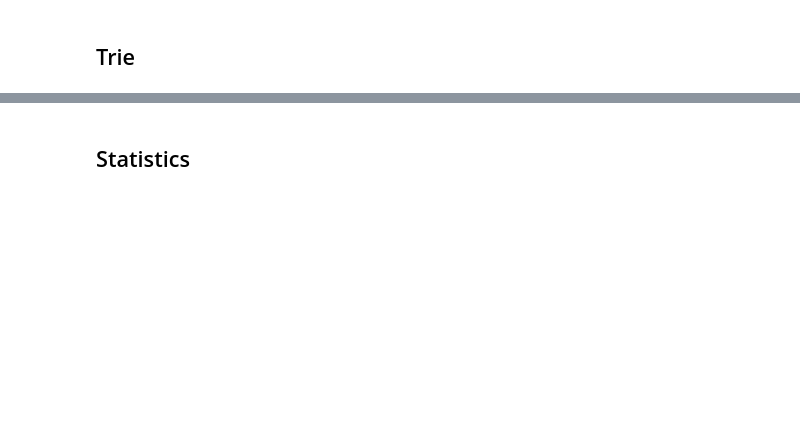
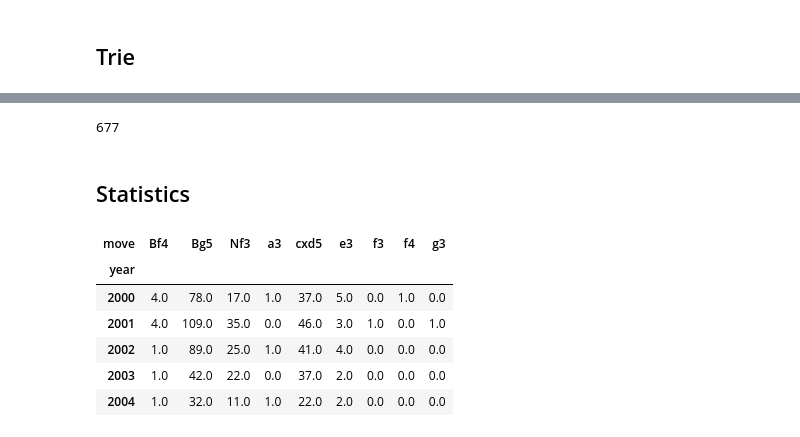
Before and after one commit to josephcappadona/chess-analytics, a Jupyter notebook: position moves distribution.ipynb, the cells around one changed output, grey strips where cells are left out. Drawn from its saved outputs; the diff is of its cells as text; code cells hidden in the pictures; blank space fills up the shorter version.

```diff
--- a/position moves distribution.ipynb
+++ b/position moves distribution.ipynb
@@ -196,2 +331,13 @@ def get_leaves(trie):
+# %%
+filtered_trie = filter_trie(trie,
+                            moves=LINE,
+                            white=WHITE,
+                            black=BLACK)
+
+line_trie = get_sub_trie(filtered_trie, LINE)
+move_df = build_move_df(line_trie)
+print(len(move_df))
+# %% [output]
+677
 # %% [markdown]
 ## Statistics
@@ -243,0 +344,38 @@ def normalize(d, target=1.0):
+# %%
+def get_elo_move_count_df(move_df, bin_width=400):
+    move_df = move_df.copy()
+    move_df['avg_elo'] = round_nearest(move_df['avg_elo'], bin_width)
+    group_df = move_df.groupby(['move', 'avg_elo']).size().reset_index().rename(columns={0: 'count'})
+    return pd.crosstab(group_df.avg_elo, group_df.move, group_df['count'], aggfunc=sum).fillna(0)
+
+def get_year_move_count_df(move_df, bin_width=1):
+    move_df = move_df.copy()
+    move_df['year_month'] = round_nearest(move_df['year'].values + (move_df['month'].values / 12).round(1), bin_width)
+    group_df = move_df.groupby(['year_month', 'move']).size().reset_index().rename(columns={0: 'count'})
+    return pd.crosstab(group_df.year_month, group_df.move, group_df['count'], aggfunc=sum).fillna(0)
+
+def get_count_df(move_df, by=None, bin_width=10, map_fn=None):
+    move_df = move_df.copy()
+    if map_fn:
+        move_df[by] = map_fn(move_df)
+    move_df[by] = round_nearest(move_df[by], bin_width)
+    group_df = move_df.groupby([by, 'move']).size().reset_index().rename(columns={0: 'count'})
+    return pd.crosstab(group_df[by], group_df['move'], group_df['count'], aggfunc=sum).fillna(0)
+
+def normalize(d, target=1.0):
+    raw = sum(d.values())
+    factor = target / raw
+    return {key:value*factor for key,value in d.items()}
+# %%
+get_count_df(move_df,
+             by='year',
+             bin_width=1,
+             map_fn=lambda df: round_nearest(df['year'] + (df['month']/12).round(1), 1))
+# %% [output]
+| move | Bf4 | Bg5 | Nf3 | a3 | cxd5 | e3 | f3 | f4 | g3 |
+| year |  |  |  |  |  |  |  |  |  |
+| 2000 | 4.0 | 78.0 | 17.0 | 1.0 | 37.0 | 5.0 | 0.0 | 1.0 | 0.0 |
+| 2001 | 4.0 | 109.0 | 35.0 | 0.0 | 46.0 | 3.0 | 1.0 | 0.0 | 1.0 |
+| 2002 | 1.0 | 89.0 | 25.0 | 1.0 | 41.0 | 4.0 | 0.0 | 0.0 | 0.0 |
+| 2003 | 1.0 | 42.0 | 22.0 | 0.0 | 37.0 | 2.0 | 0.0 | 0.0 | 0.0 |
+| 2004 | 1.0 | 32.0 | 11.0 | 1.0 | 22.0 | 2.0 | 0.0 | 0.0 | 0.0 |
```
Also changed, not shown: parts of 50 cells of this notebook, 44 other files.
